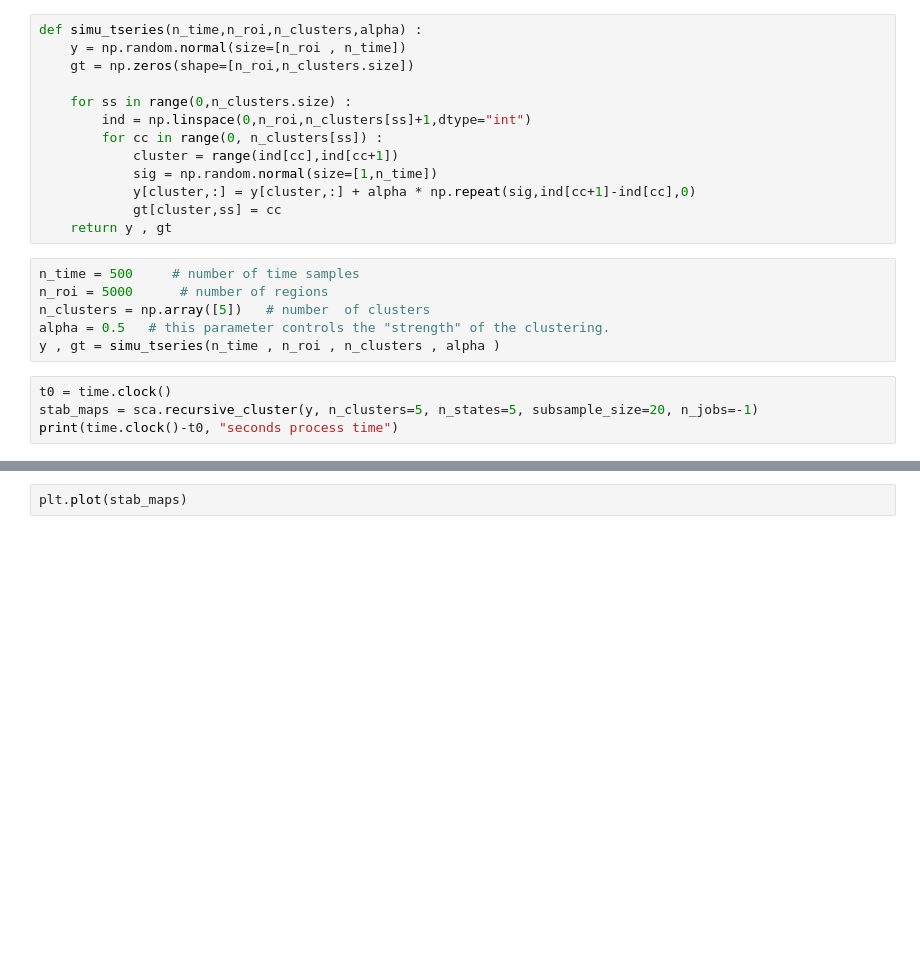
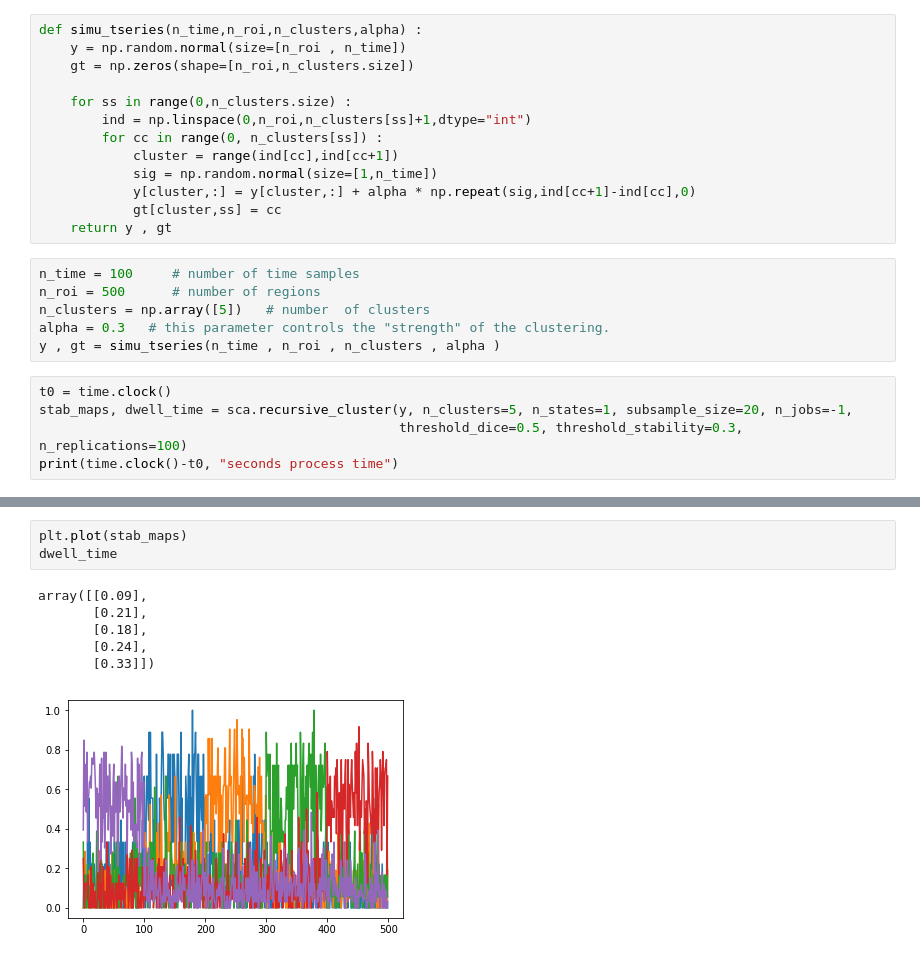
Before and after one commit to htwangtw/dypac, a Jupyter notebook: sca_simulations.ipynb, the cells around one changed output, grey strips where cells are left out. Drawn from its saved outputs; the diff is of its cells as text; blank space fills up the shorter version.

```diff
--- a/sca_simulations.ipynb
+++ b/sca_simulations.ipynb
@@ -19,13 +20,14 @@ def simu_tseries(n_time,n_roi,n_clusters,alpha) :
             gt[cluster,ss] = cc
     return y , gt
 # %%
-n_time = 500     # number of time samples
-n_roi = 5000      # number of regions
+n_time = 100     # number of time samples
+n_roi = 500      # number of regions
 n_clusters = np.array([5])   # number  of clusters
-alpha = 0.5   # this parameter controls the "strength" of the clustering.
+alpha = 0.3   # this parameter controls the "strength" of the clustering.
 y , gt = simu_tseries(n_time , n_roi , n_clusters , alpha )
 # %%
 t0 = time.clock()
-stab_maps = sca.recursive_cluster(y, n_clusters=5, n_states=5, subsample_size=20, n_jobs=-1)
+stab_maps, dwell_time = sca.recursive_cluster(y, n_clusters=5, n_states=1, subsample_size=20, n_jobs=-1,
+                                              threshold_dice=0.5, threshold_stability=0.3, n_replications=100)
 print(time.clock()-t0, "seconds process time")
 # %% [output]
@@ -33,2 +51,10 @@ print(time.clock()-t0, "seconds process time")
 # %%
 plt.plot(stab_maps)
+dwell_time
+# %% [output]
+array([[0.09],
+       [0.21],
+       [0.18],
+       [0.24],
+       [0.33]])
+[figure, added]
```
Also changed, not shown: parts of 2 cells of this notebook, 3 other files.
